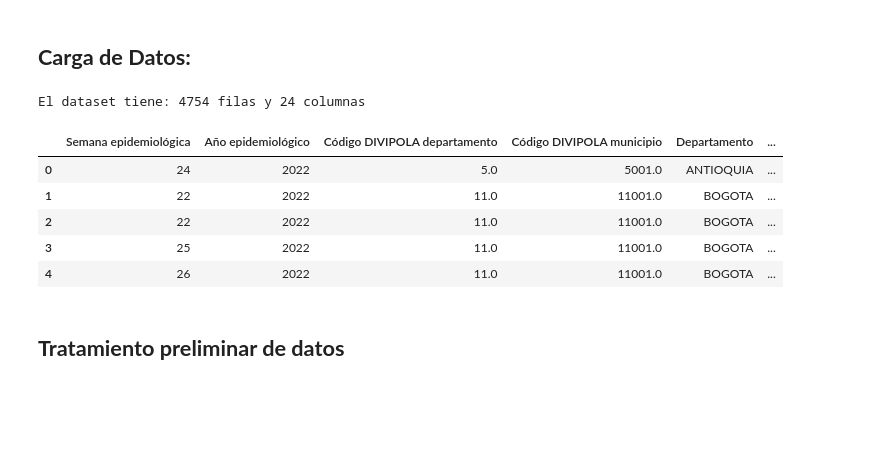
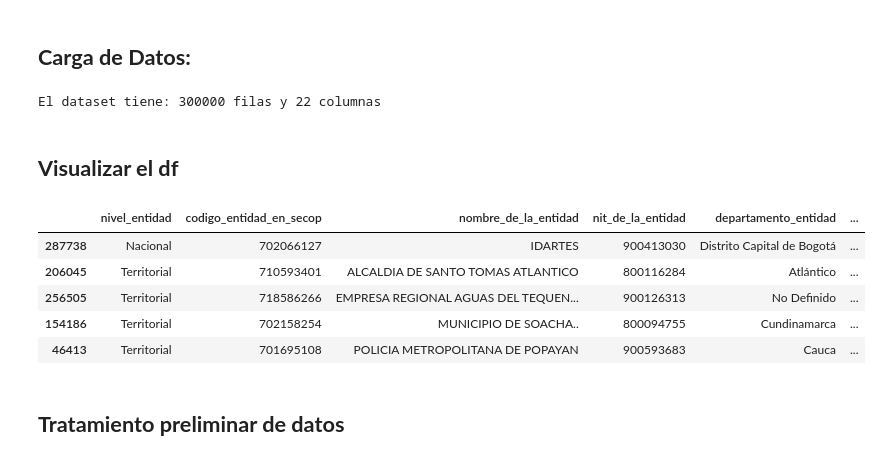
Before and after one commit to dmontillao/proyecto-final, a Jupyter notebook: Proyecyto-final.ipynb, the cells around one changed output. Saved outputs shown, nothing was run; the diff lists cells and outputs as text; code cells hidden in the pictures; blank space fills up the shorter version.

```diff
--- a/Proyecyto-final.ipynb
+++ b/Proyecyto-final.ipynb
@@ -82,33 +86,32 @@ import math
 #import os
 #from scipy.stats import chi2_contingency, pearsonr, kruskal
 
+# Cargar el dataset optimizado
+df = pd.read_parquet('datos_secop.parquet')
 
-#Abrir el archivo csv desde repositorio Github
-url = 'https://raw.githubusercontent.com/aemedina24/datos_viruela_simica/refs/heads/main/Casos_positivos_de_Viruela_s%C3%ADmica_en_Colombia_20260226.csv'
-
-
-
-#visualizar todo el df
+#visualizar todo el df en pantalla
 pd.set_option('display.max_columns', None)
-
-#Leer el archivo
-df = pd.read_csv(url, sep=',')
 
 # generar variable para conteo final de Nas
 filas_iniciales = len(df)
 
+#numero de columnas y filas
 print(f"El dataset tiene: {df.shape[0]} filas y {df.shape[1]} columnas")
-
-# Mostrar las primeras 5 filas
-df.head(5)
 # %% [output]
-El dataset tiene: 4754 filas y 24 columnas
+El dataset tiene: 300000 filas y 22 columnas
-|  | Semana epidemiológica | Año epidemiológico | Código DIVIPOLA departamento | Código DIVIPOLA municipio | Departamento | ... |
-| 0 | 24 | 2022 | 5.0 | 5001.0 | ANTIOQUIA | ... |
-| 1 | 22 | 2022 | 11.0 | 11001.0 | BOGOTA | ... |
-| 2 | 22 | 2022 | 11.0 | 11001.0 | BOGOTA | ... |
-| 3 | 25 | 2022 | 11.0 | 11001.0 | BOGOTA | ... |
-| 4 | 26 | 2022 | 11.0 | 11001.0 | BOGOTA | ... |
+# %% [markdown]
+## **Visualizar el df**
+# %%
+# Mostrar  5 filas aleatorias
+df_aleatorio = df.sample(5)
+df_aleatorio
+# %% [output]
+|  | nivel_entidad | codigo_entidad_en_secop | nombre_de_la_entidad | nit_de_la_entidad | departamento_entidad | ... |
+| 287738 | Nacional | 702066127 | IDARTES | 900413030 | Distrito Capital de Bogotá | ... |
+| 206045 | Territorial | 710593401 | ALCALDIA DE SANTO TOMAS ATLANTICO | 800116284 | Atlántico | ... |
+| 256505 | Territorial | 718586266 | EMPRESA REGIONAL AGUAS DEL TEQUEN... | 900126313 | No Definido | ... |
+| 154186 | Territorial | 702158254 | MUNICIPIO DE SOACHA.. | 800094755 | Cundinamarca | ... |
+| 46413 | Territorial | 701695108 | POLICIA METROPOLITANA DE POPAYAN | 900593683 | Cauca | ... |
 # %% [markdown]
 ## **Tratamiento preliminar de datos**
 # %%
```
Also changed, not shown: parts of 4 cells of this notebook.
